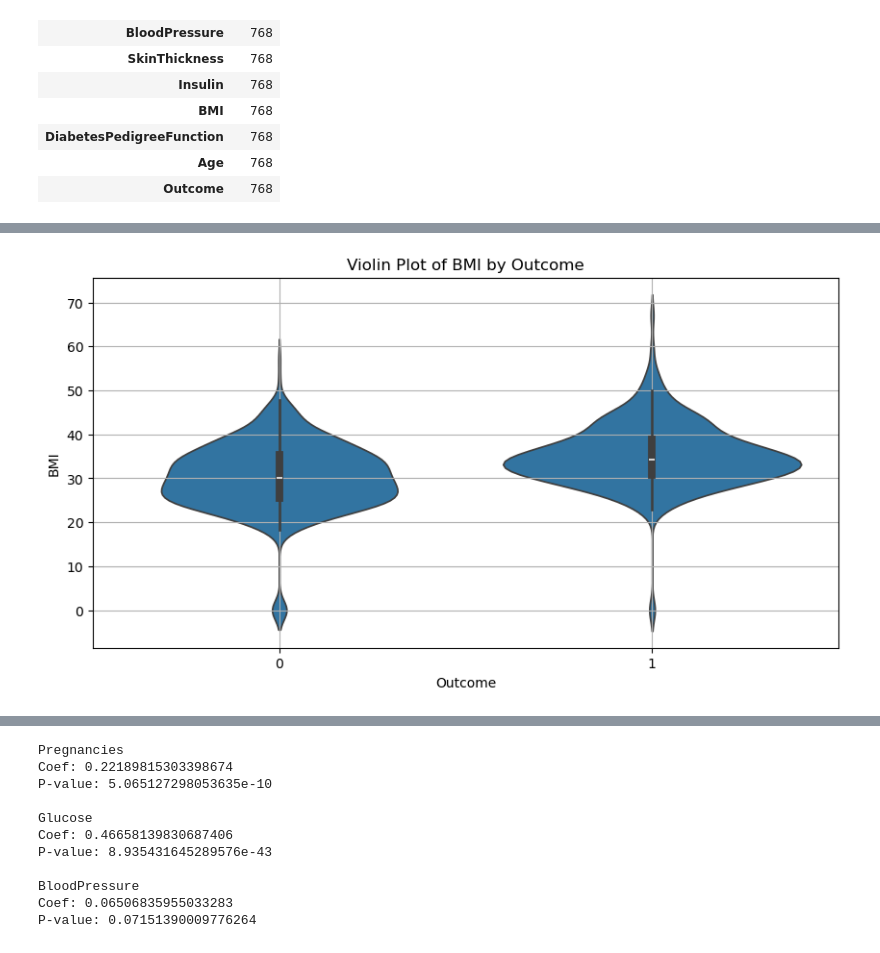
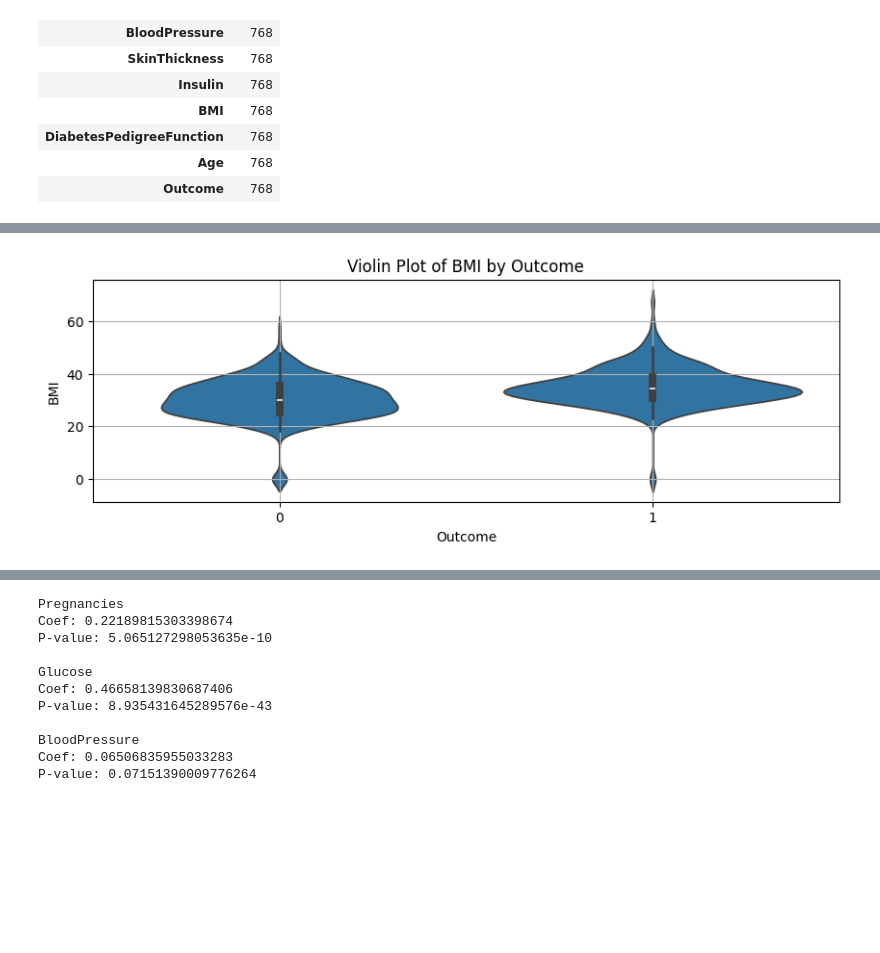
Before and after one commit to zahra-ahmadbeigloo/Data-analysis-projects, a Jupyter notebook: NIDDK-Data-Analysis/NIDDK-Data-Analysis.ipynb, the cells around one changed output, grey strips where cells are left out. Drawn from its saved outputs; the diff is of its cells as text; code cells hidden in the pictures; blank space fills up the shorter version.

```diff
--- a/NIDDK-Data-Analysis/NIDDK-Data-Analysis.ipynb
+++ b/NIDDK-Data-Analysis/NIDDK-Data-Analysis.ipynb
@@ -136,11 +137,11 @@ Text(0, 0.5, 'Count')
 # %%
-plt.figure(figsize=(10, 5))
+plt.figure(figsize=(10, 3))
 sns.violinplot(x='Outcome', y='BMI', data=df)
 plt.title(f'Violin Plot of {"BMI"} by Outcome')
 plt.xlabel('Outcome')
 plt.ylabel("BMI")
 plt.grid(True)
 plt.show()
 # %% [output]
-[figure, old version]
+[figure, new version]
 # %%
```
Also changed, not shown: parts of 10 cells of this notebook.
